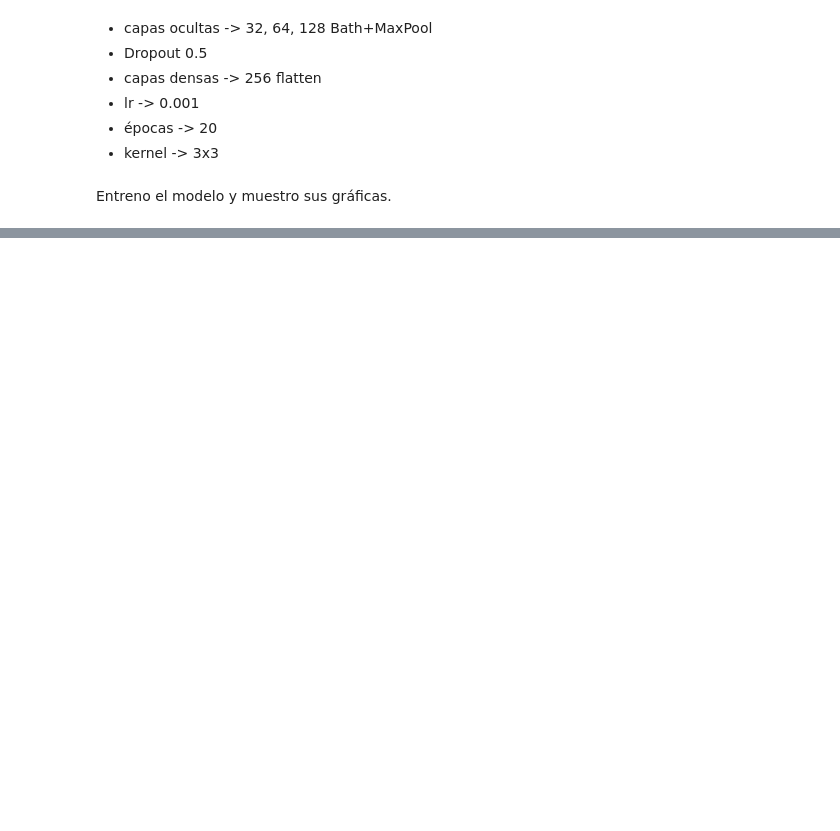
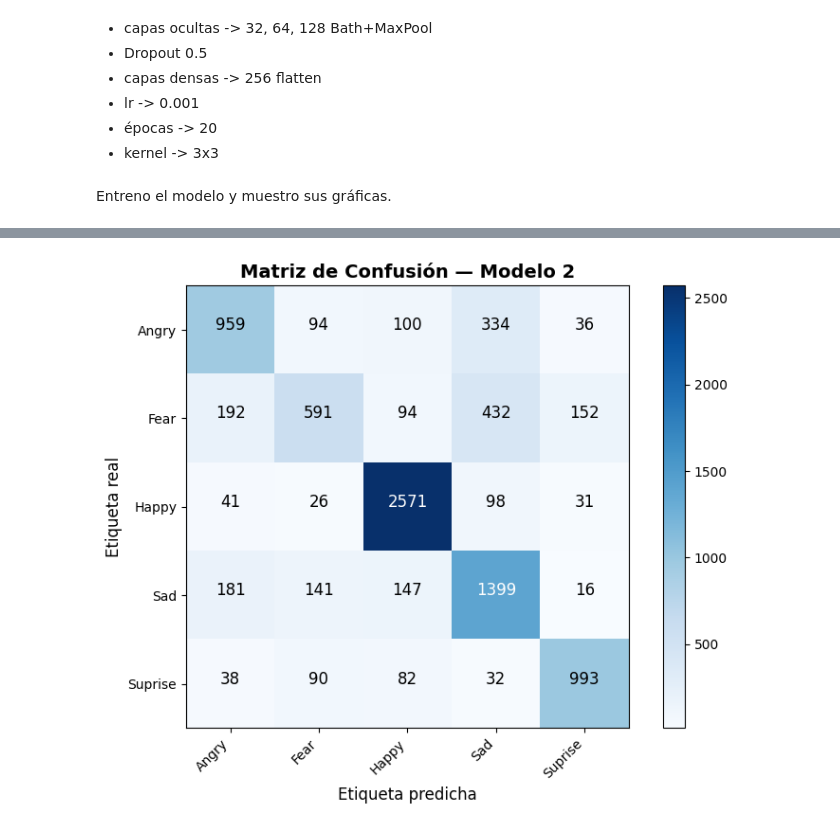
Before and after one commit to jacobo-perez-manteiga/Taller-3-CNN, a Jupyter notebook: PW2_E1_GROUP[n].ipynb, the cells around one changed output, grey strips where cells are left out. Drawn from its saved outputs; the diff is of its cells as text; code cells hidden in the pictures; blank space fills up the shorter version.

```diff
--- a/PW2_E1_GROUP[n].ipynb
+++ b/PW2_E1_GROUP[n].ipynb
@@ -557,0 +465,39 @@ Modelo 5
+# %%
+# Obtener predicciones sobre TODO el conjunto de test
+# (Taller 01 y 02: modelo.predict sobre el generador completo)
+gen_test.reset()  # reiniciar el generador al principio
+Y_pred_probs = modelo.predict(gen_test, steps=math.ceil(gen_test.samples / TAMANO_LOTE))
+
+# Convertir probabilidades a clases
+Y_pred = np.argmax(Y_pred_probs, axis=1)
+Y_real = gen_test.classes
+
+# Nombres de clases en orden
+nombres_clases = list(gen_test.class_indices.keys())
+
+# Calcular matriz de confusión
+cm = confusion_matrix(Y_real, Y_pred)
+
+# Visualizar (patrón de Taller 01)
+plt.figure(figsize=(8, 6))
+plt.imshow(cm, interpolation='nearest', cmap=plt.cm.Blues)
+plt.title('Matriz de Confusión — Modelo 2', fontsize=14, fontweight='bold')
+plt.colorbar()
+
+tick_marks = np.arange(len(nombres_clases))
+plt.xticks(tick_marks, nombres_clases, rotation=45, ha='right')
+plt.yticks(tick_marks, nombres_clases)
+
+# Escribir los valores dentro de cada celda
+thresh = cm.max() / 2
+for i, j in itertools.product(range(cm.shape[0]), range(cm.shape[1])):
+    plt.text(j, i, str(cm[i, j]),
+             horizontalalignment='center',
+             color='white' if cm[i, j] > thresh else 'black',
+             fontsize=12)
+
+plt.ylabel('Etiqueta real', fontsize=12)
+plt.xlabel('Etiqueta predicha', fontsize=12)
+plt.tight_layout()
+plt.show()
+# %% [output]
@@ -557,0 +505 @@ Modelo 5
+[figure, added]
```
Also changed, not shown: parts of 35 cells of this notebook, 1 other file.
